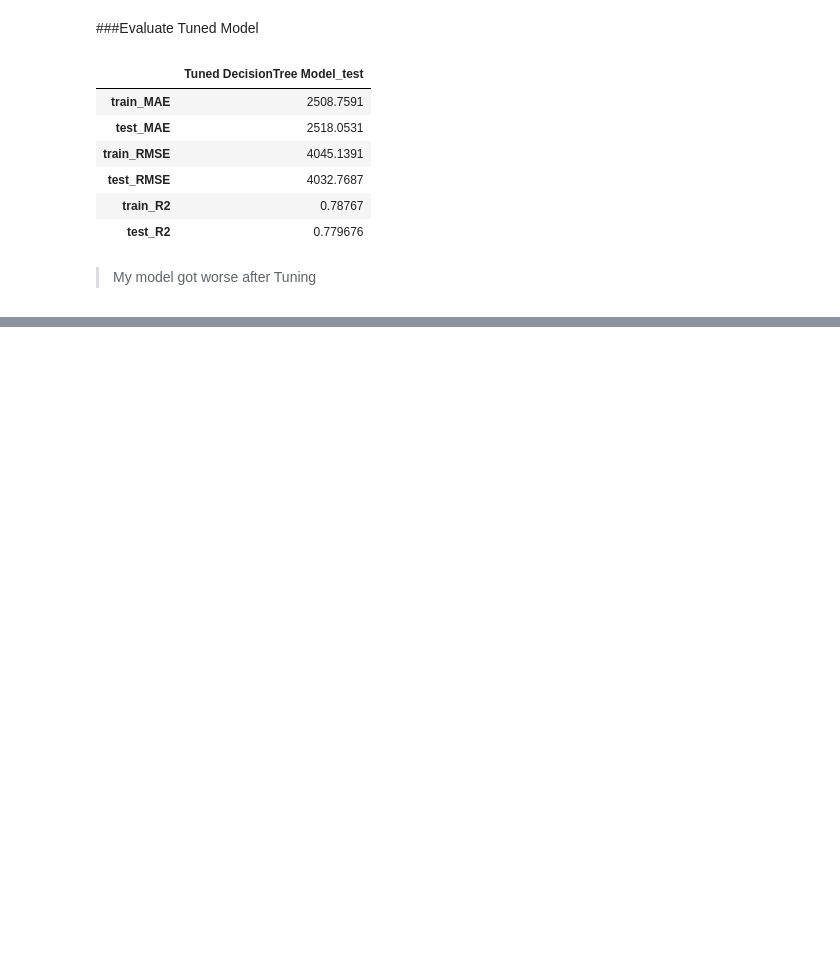
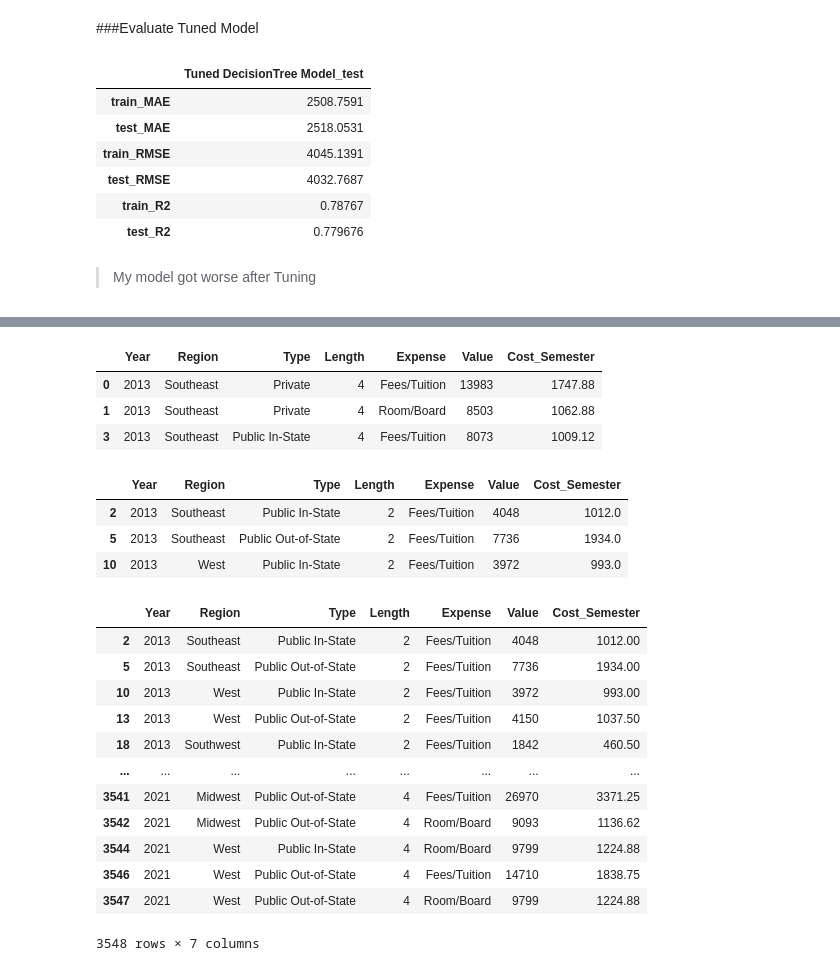
Before and after one commit to daisy-rivera/Cost-of-Undergraduate-Tuition, a Jupyter notebook: Cost_of_Undergraduate_Tuition.ipynb, the cells around one changed output, grey strips where cells are left out. Drawn from its saved outputs; the diff is of its cells as text; code cells hidden in the pictures; blank space fills up the shorter version.

```diff
--- a/Cost_of_Undergraduate_Tuition.ipynb
+++ b/Cost_of_Undergraduate_Tuition.ipynb
@@ -979,0 +1036,16 @@ This database does not include information regarding scholarships which can be a
+# %%
+#verifying changes were made
+ml4y.head(3)
+# %% [output]
+|  | Year | Region | Type | Length | Expense | Value | Cost_Semester |
+| 0 | 2013 | Southeast | Private | 4 | Fees/Tuition | 13983 | 1747.88 |
+| 1 | 2013 | Southeast | Private | 4 | Room/Board | 8503 | 1062.88 |
+| 3 | 2013 | Southeast | Public In-State | 4 | Fees/Tuition | 8073 | 1009.12 |
+# %%
+#verifying changes were made
+ml2y.head(3)
+# %% [output]
+|  | Year | Region | Type | Length | Expense | Value | Cost_Semester |
+| 2 | 2013 | Southeast | Public In-State | 2 | Fees/Tuition | 4048 | 1012.0 |
+| 5 | 2013 | Southeast | Public Out-of-State | 2 | Fees/Tuition | 7736 | 1934.0 |
+| 10 | 2013 | West | Public In-State | 2 | Fees/Tuition | 3972 | 993.0 |
@@ -979,0 +1055,16 @@ This database does not include information regarding scholarships which can be a
+# %%
+mldf
+# %% [output]
+|  | Year | Region | Type | Length | Expense | Value | Cost_Semester |
+| 2 | 2013 | Southeast | Public In-State | 2 | Fees/Tuition | 4048 | 1012.00 |
+| 5 | 2013 | Southeast | Public Out-of-State | 2 | Fees/Tuition | 7736 | 1934.00 |
+| 10 | 2013 | West | Public In-State | 2 | Fees/Tuition | 3972 | 993.00 |
+| 13 | 2013 | West | Public Out-of-State | 2 | Fees/Tuition | 4150 | 1037.50 |
+| 18 | 2013 | Southwest | Public In-State | 2 | Fees/Tuition | 1842 | 460.50 |
+| ... | ... | ... | ... | ... | ... | ... | ... |
+| 3541 | 2021 | Midwest | Public Out-of-State | 4 | Fees/Tuition | 26970 | 3371.25 |
+| 3542 | 2021 | Midwest | Public Out-of-State | 4 | Room/Board | 9093 | 1136.62 |
+| 3544 | 2021 | West | Public In-State | 4 | Room/Board | 9799 | 1224.88 |
+| 3546 | 2021 | West | Public Out-of-State | 4 | Fees/Tuition | 14710 | 1838.75 |
+| 3547 | 2021 | West | Public Out-of-State | 4 | Room/Board | 9799 | 1224.88 |
+3548 rows × 7 columns
```
Also changed, not shown: parts of 101 cells of this notebook.
